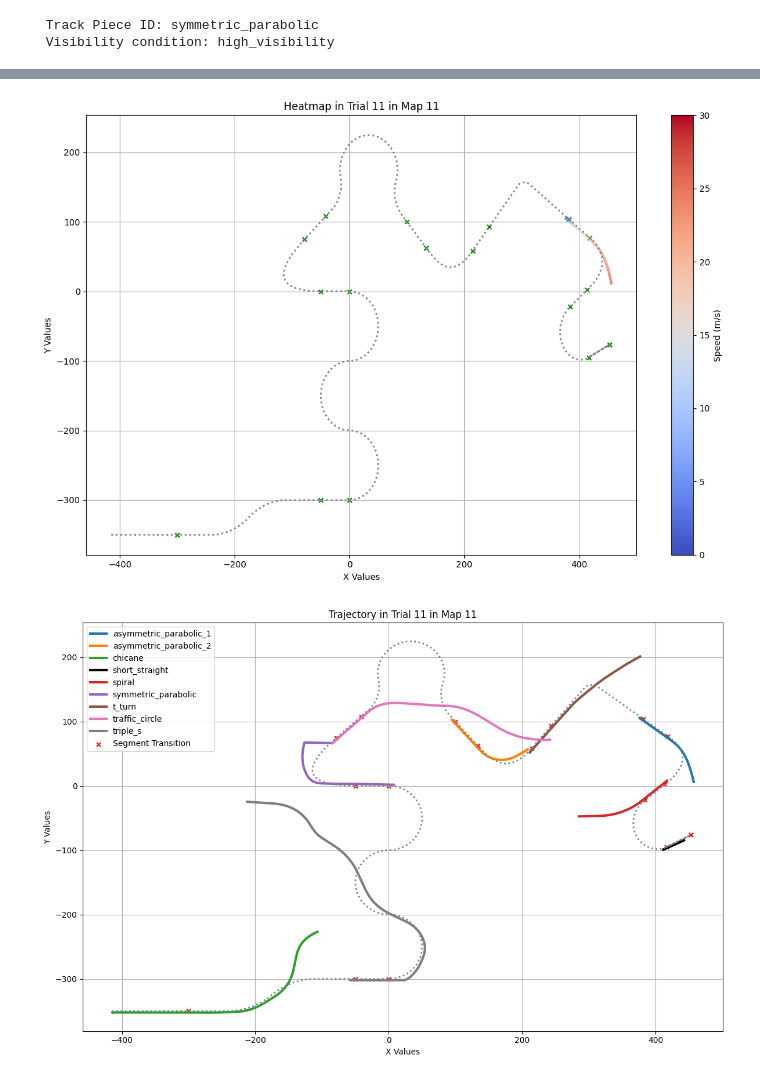
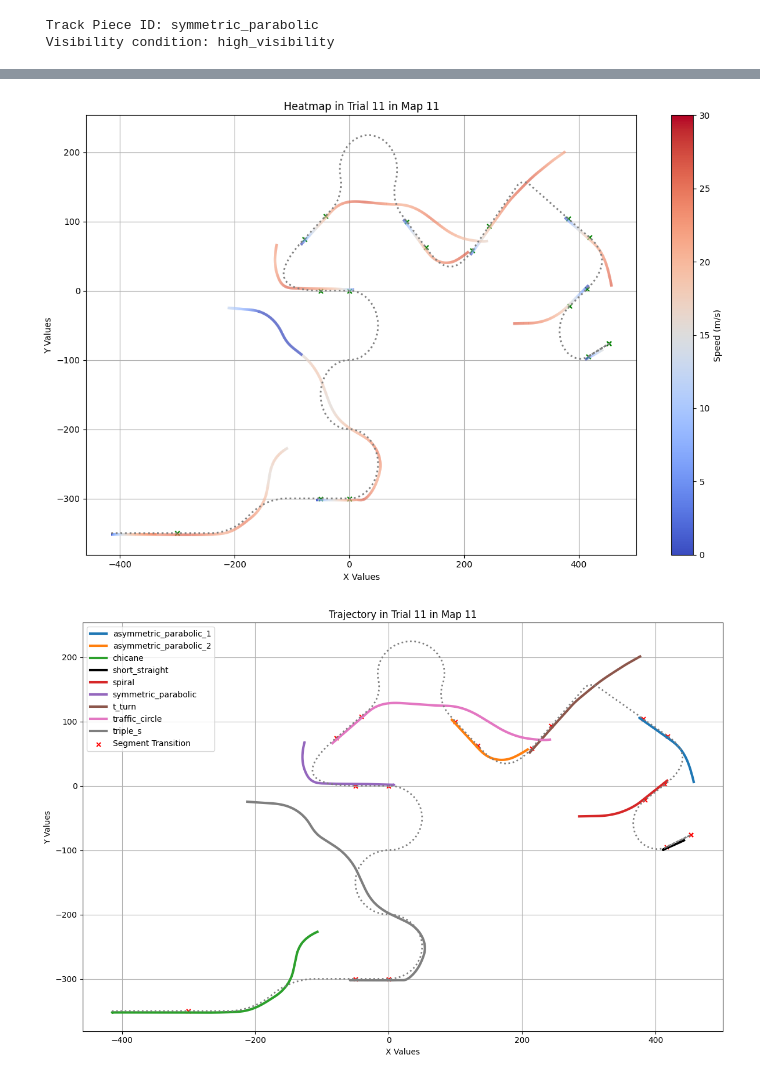
Before and after one commit to GraceRoessling/driving_exp_1_analyses, a Jupyter notebook: experiment_analyses/jupyter_notebooks/Get_subject_data.ipynb, the cells around one changed output, grey strips where cells are left out. Drawn from its saved outputs; the diff is of its cells as text; code cells hidden in the pictures.

Commit message:
trajectory plots work for trial 10 and 11-- all cleaned up!

```diff
--- a/experiment_analyses/jupyter_notebooks/Get_subject_data.ipynb
+++ b/experiment_analyses/jupyter_notebooks/Get_subject_data.ipynb
@@ -152,64 +108,82 @@ from matplotlib.collections import LineCollection
 import numpy as np
 import dataframe_helper_functions
 
-if trial_number == 10:
-    # Remove rows where 'current_track_piece' is 'reset'
-    camera_position_df = camera_position_df[camera_position_df["current_track_piece"] != "RESET"]
-    camera_position_df = camera_position_df.groupby("current_track_piece").apply(lambda x: x.iloc[:-10]).reset_index(drop=True)
-
-# Get unique segments
-unique_segments = camera_position_df["current_track_piece"].unique()
+# Identify transition points
+trial_object.map.centerline_df['segment_shift'] = trial_object.map.centerline_df['segment'].shift(-1)
+transition_points = trial_object.map.centerline_df[trial_object.map.centerline_df['segment'] != trial_object.map.centerline_df['segment_shift']]
 
 # Normalize speed for color mapping
 speed = main_vehicle_vars_df["velocity_magnitude"]
 norm = plt.Normalize(vmin=0, vmax=30)
 cmap = cm.get_cmap("coolwarm")  # Cool (blue) for low speeds, warm (red) for high speeds
 
 # Create a figure and axis
 fig, ax = plt.subplots(figsize=(12, 8))
 
-# Iterate through each unique segment to plot separately
-for segment in unique_segments:
-    segment_df = camera_position_df[camera_position_df["current_track_piece"] == segment]
+if trial_number == 10:
+    # Remove rows where 'current_track_piece' is 'reset'
+    camera_position_df = camera_position_df[camera_position_df["current_track_piece"] != "RESET"]
+    camera_position_df = camera_position_df.groupby("current_track_piece").apply(lambda x: x.iloc[:-10]).reset_index(drop=True)
 
+    # Get unique segments
+    unique_segments = camera_position_df["current_track_piece"].unique()
+
+    # Iterate through each unique segment to plot separately
+    for segment in unique_segments:
+        segment_df = camera_position_df[camera_position_df["current_track_piece"] == segment]
+        segment_df = dataframe_helper_functions.trim_trial_11_hiccups(segment_df)
+
+        # Create line segments for trajectory
+        segments = [
+            [[segment_df['pos_x'].iloc[i], segment_df['pos_z'].iloc[i]],
+            [segment_df['pos_x'].iloc[i + 1], segment_df['pos_z'].iloc[i + 1]]]
+            for i in range(len(segment_df) - 1)
+        ]
+
+        # Create a LineCollection
+        lc = LineCollection(segments, cmap=cmap, norm=norm, linewidth=3)
+        lc.set_array(speed.iloc[:len(segment_df) - 1])  # Assign speed values to color mapping
+        ax.add_collection(lc)
+
+else:
     # Create line segments for trajectory
     segments = [
-        [[segment_df['pos_x'].iloc[i], segment_df['pos_z'].iloc[i]],
-         [segment_df['pos_x'].iloc[i + 1], segment_df['pos_z'].iloc[i + 1]]]
-        for i in range(len(segment_df) - 1)
+        [[camera_position_df['pos_x'].iloc[i], camera_position_df['pos_z'].iloc[i]],
+        [camera_position_df['pos_x'].iloc[i + 1], camera_position_df['pos_z'].iloc[i + 1]]]
+        for i in range(len(camera_position_df) - 1)
     ]
 
     # Create a LineCollection
-    lc = LineCollection(segments, cmap=cmap, norm=norm, linewidth=3)
-    lc.set_array(speed.iloc[:len(segment_df) - 1])  # Assign speed values to color mapping
+    lc = LineCollection(segments, cmap=cmap, norm=norm, linewidth=2)
+    lc.set_array(speed[:-1])  # Assign speed values to color mapping
     ax.add_collection(lc)
 
-# Adjust axis limits
+
 ax.autoscale()
 ax.scatter(transition_points["x"], transition_points["y"], color='green', marker='x', s=25, label="Segment Transition")
 ax.plot(track_centerline_x, track_centerline_y, color='gray', linestyle='dotted', lw=2)
 
 # Add color bar
 cbar = plt.colorbar(lc, ax=ax)
 cbar.set_label("Speed (m/s)")
 
 # Plot aesthetics
 plt.title(f'Heatmap in Trial {trial_number+1} in Map {trial_map_number}')
 plt.xlabel('X Values')
 plt.ylabel('Y Values')
 plt.grid(True)
 plt.tight_layout()
 plt.show()
 # %% [output]
-[figure, old version]
+[figure, new version]
 # %%
 import matplotlib.pyplot as plt
+import dataframe_helper_functions
 
 # Remove the last couple of rows for each segment
 if trial_number == 10:
     # Remove rows where 'current_track_piece' is 'reset'
     camera_position_df = camera_position_df[camera_position_df["current_track_piece"] != "RESET"]
-    #camera_position_df = camera_position_df.groupby("current_track_piece").apply(lambda x: x.iloc[:-40]).reset_index(drop=True)
 
 # Get unique segments
 unique_segments = camera_position_df["current_track_piece"].unique()
@@ -223,6 +197,7 @@ plt.figure(figsize=(12, 8))
 short_straight_plotted = False  # Track if short_straight has been added to legend
 for segment in unique_segments:
     segment_df = camera_position_df[camera_position_df["current_track_piece"] == segment]
+    if trial_number == 10: segment_df = dataframe_helper_functions.trim_trial_11_hiccups(segment_df)
     if 'short_straight' in segment:
         color = 'black'
         label = "short_straight" if not short_straight_plotted else "_nolegend_"  # Single entry for legend
@@ -243,4 +218,4 @@ plt.grid(True)
 plt.tight_layout()
 plt.show()
 # %% [output]
-[figure, old version]
+[figure, new version]
```
Also changed, not shown: parts of 3 cells of this notebook.
